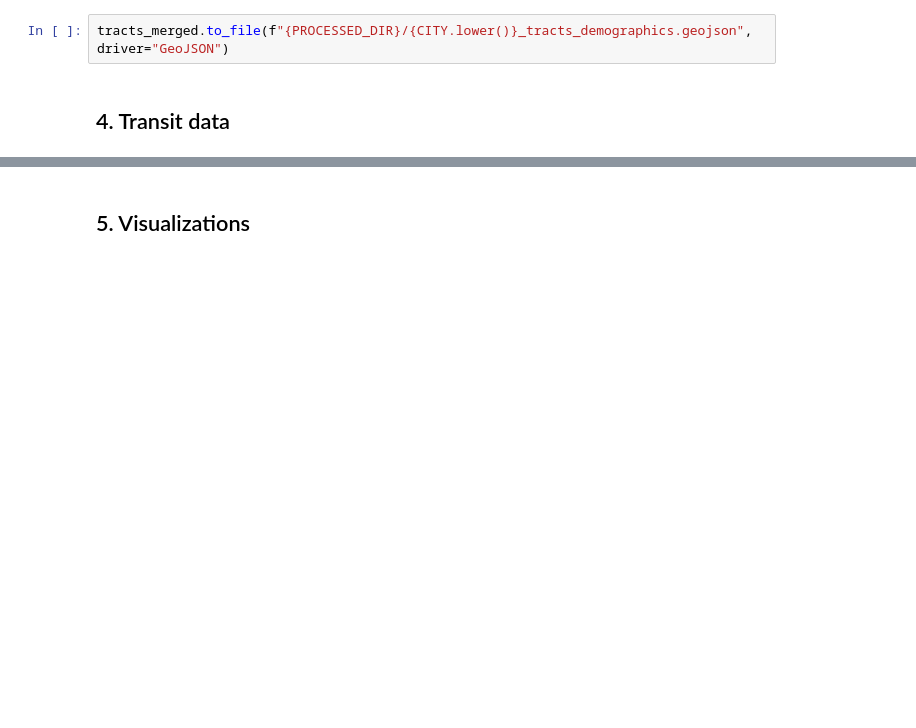
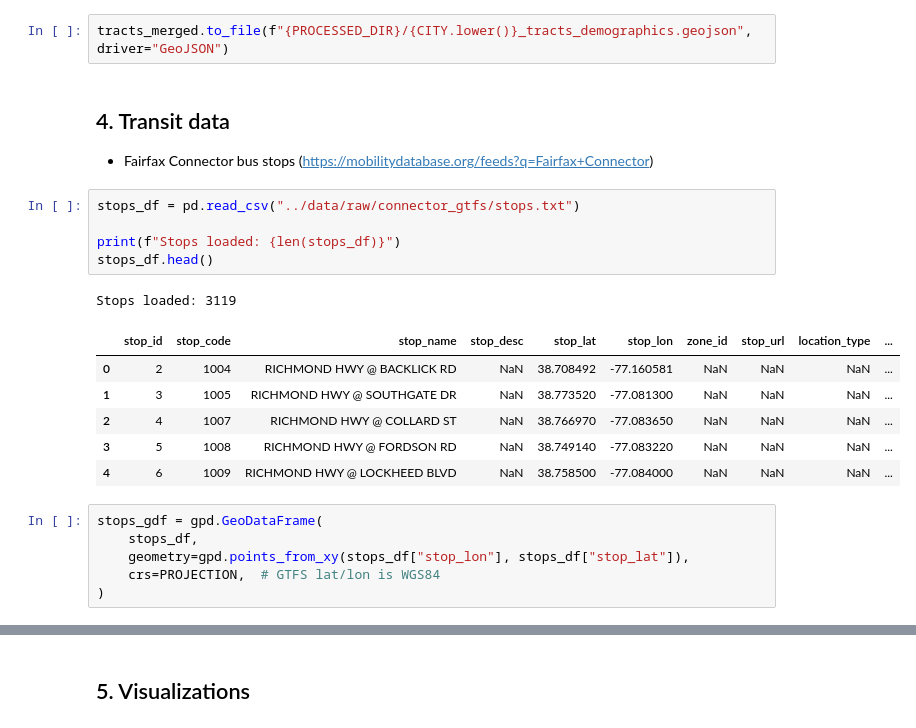
Before and after one commit to neoladsouza/kingstowne-urban-accessibility, a Jupyter notebook: project/notebooks/01_data_acquisition.ipynb, the cells around one changed output, grey strips where cells are left out. Drawn from its saved outputs; the diff is of its cells as text; blank space fills up the shorter version.

```diff
--- a/project/notebooks/01_data_acquisition.ipynb
+++ b/project/notebooks/01_data_acquisition.ipynb
@@ -208,3 +209,23 @@ Merged tracts: 6, missing demographic data: 0
 tracts_merged.to_file(f"{PROCESSED_DIR}/{CITY.lower()}_tracts_demographics.geojson", driver="GeoJSON")
 # %% [markdown]
 ## 4. Transit data
+- Fairfax Connector bus stops (https://mobilitydatabase.org/feeds?q=Fairfax+Connector)
+# %%
+stops_df = pd.read_csv("../data/raw/connector_gtfs/stops.txt")
+
+print(f"Stops loaded: {len(stops_df)}")
+stops_df.head()
+# %% [output]
+Stops loaded: 3119
+|  | stop_id | stop_code | stop_name | stop_desc | stop_lat | stop_lon | zone_id | stop_url | location_type | ... |
+| 0 | 2 | 1004 | RICHMOND HWY @ BACKLICK RD | NaN | 38.708492 | -77.160581 | NaN | NaN | NaN | ... |
+| 1 | 3 | 1005 | RICHMOND HWY @ SOUTHGATE DR | NaN | 38.773520 | -77.081300 | NaN | NaN | NaN | ... |
+| 2 | 4 | 1007 | RICHMOND HWY @ COLLARD ST | NaN | 38.766970 | -77.083650 | NaN | NaN | NaN | ... |
+| 3 | 5 | 1008 | RICHMOND HWY @ FORDSON RD | NaN | 38.749140 | -77.083220 | NaN | NaN | NaN | ... |
+| 4 | 6 | 1009 | RICHMOND HWY @ LOCKHEED BLVD | NaN | 38.758500 | -77.084000 | NaN | NaN | NaN | ... |
+# %%
+stops_gdf = gpd.GeoDataFrame(
+    stops_df,
+    geometry=gpd.points_from_xy(stops_df["stop_lon"], stops_df["stop_lat"]),
+    crs=PROJECTION,  # GTFS lat/lon is WGS84
+)
```
Also changed, not shown: parts of 13 cells of this notebook.
